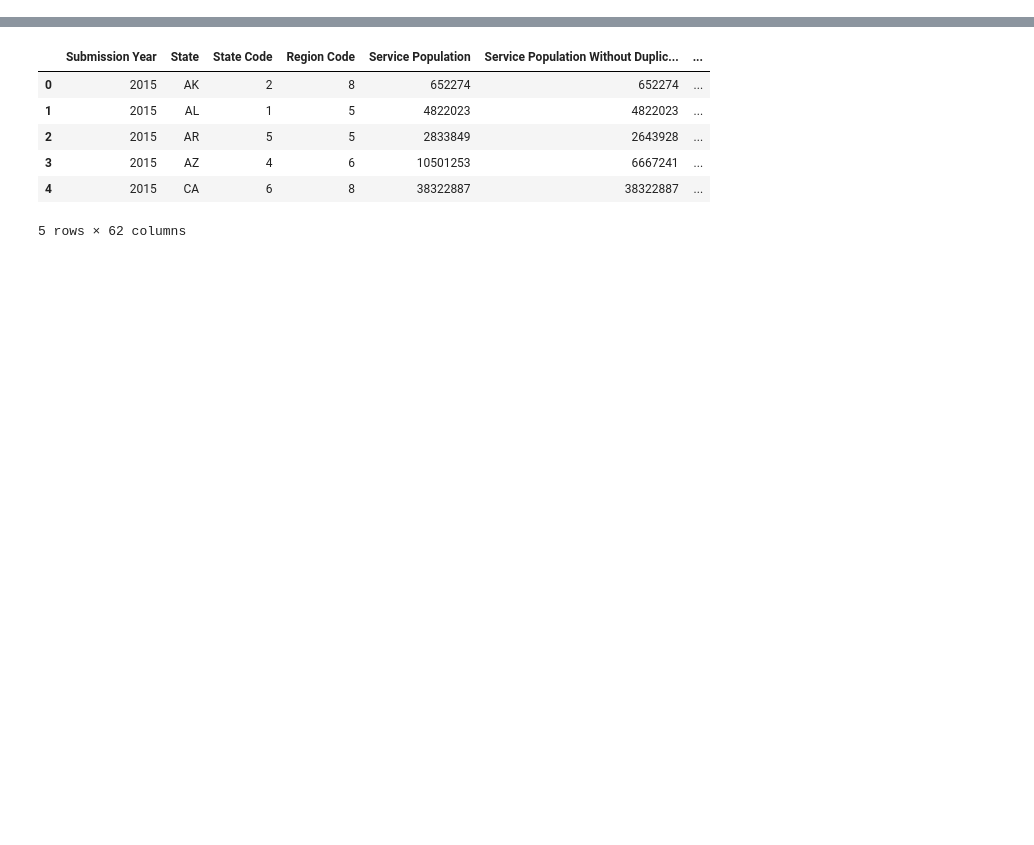
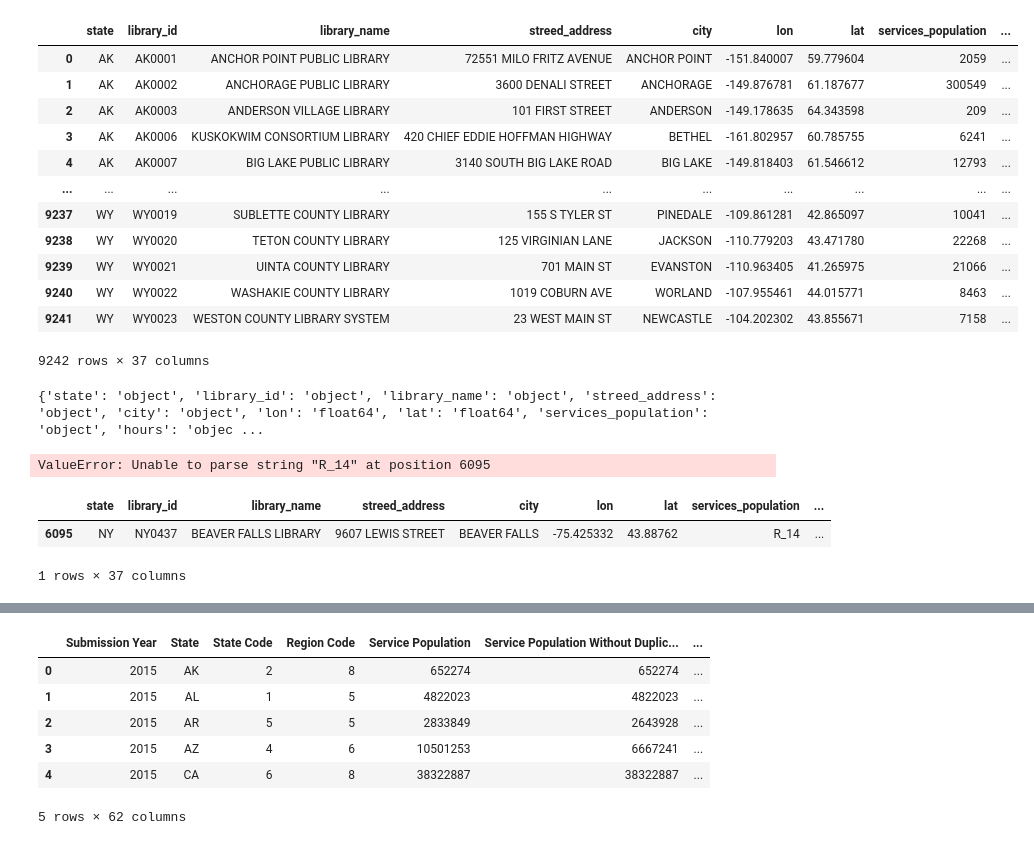
Before and after one commit to lauragabrielson/Libraries_Project, a Jupyter notebook: Libraries.ipynb, the cells around one changed output, grey strips where cells are left out. Drawn from its saved outputs; the diff is of its cells as text; code cells hidden in the pictures; blank space fills up the shorter version.

```diff
--- a/Libraries.ipynb
+++ b/Libraries.ipynb
@@ -21,0 +69,39 @@ libraries_data.head()
+# %%
+libraries_final = libraries_df.rename(columns={"State": "state", "Library ID": "library_id", "Library Name": "library_name",
+                                               "Street Address": "streed_address", "City": "city", "Longitude": "lon",
+                                               "Latitude": "lat", "Service Population Without Duplicates": "services_population",
+                                               "Hours Open": "hours", "Library Visits": "visits", "Registered Users": "registered_users",
+                                               "Circulation Transactions": "circulation transactions", "Bookmobiles": "bookmobiles",
+                                               "MLS Librarians": "mls_librarians", "Librarians": "librarians", "Employees": "employees",
+                                               "Total Staff": "total_staff", "Salaries": "salaries", "Benefits": "benefits",
+                                               "Total Staff Expenditures": "total_staff_expenditures", "Local Government Operating Revenue": "local_govt_operating_revenue",
+                                               "State Government Operating Revenue": "state_govt_operating_revenue",
+                                               "Federal Government Operating Revenue": "federal_govt_operating_revenue",
+                                               "Other Operating Revenue": "other_operating_revenue", "Total Operating Revenue": "total_operating_revenue",
+                                               "Print Collection Expenditures": "print_collections_expenditures", "Digital Collection Expenditures": "digital_collections_expenditures",
+                                               "Other Collection Expenditures": "other_collection_expenditures", "Total Collection Expenditures": "total_collection_expenditures",
+                                               "Other Operating Expenditures": "other_operating_expenditures", "Total Operating Expenditures": "total_operating_expenditures",
+                                               "Print Collection": "print_collection", "Digital Collection": "digital_collection",
+                                               "Audio Collection": "audio_collection", "Downloadable Audio": "downloadable_audio",
+                                               "Physical Video": "physical_video", "Downloadable Video": "downloadable_video"})
+
+libraries_final
+# %% [output]
+|  | state | library_id | library_name | streed_address | city | lon | lat | services_population | ... |
+| 0 | AK | AK0001 | ANCHOR POINT PUBLIC LIBRARY | 72551 MILO FRITZ AVENUE | ANCHOR POINT | -151.840007 | 59.779604 | 2059 | ... |
+| 1 | AK | AK0002 | ANCHORAGE PUBLIC LIBRARY | 3600 DENALI STREET | ANCHORAGE | -149.876781 | 61.187677 | 300549 | ... |
+| 2 | AK | AK0003 | ANDERSON VILLAGE LIBRARY | 101 FIRST STREET | ANDERSON | -149.178635 | 64.343598 | 209 | ... |
+| 3 | AK | AK0006 | KUSKOKWIM CONSORTIUM LIBRARY | 420 CHIEF EDDIE HOFFMAN HIGHWAY | BETHEL | -161.802957 | 60.785755 | 6241 | ... |
+| 4 | AK | AK0007 | BIG LAKE PUBLIC LIBRARY | 3140 SOUTH BIG LAKE ROAD | BIG LAKE | -149.818403 | 61.546612 | 12793 | ... |
+| ... | ... | ... | ... | ... | ... | ... | ... | ... | ... |
+| 9237 | WY | WY0019 | SUBLETTE COUNTY LIBRARY | 155 S TYLER ST | PINEDALE | -109.861281 | 42.865097 | 10041 | ... |
+| 9238 | WY | WY0020 | TETON COUNTY LIBRARY | 125 VIRGINIAN LANE | JACKSON | -110.779203 | 43.471780 | 22268 | ... |
+| 9239 | WY | WY0021 | UINTA COUNTY LIBRARY | 701 MAIN ST | EVANSTON | -110.963405 | 41.265975 | 21066 | ... |
+| 9240 | WY | WY0022 | WASHAKIE COUNTY LIBRARY | 1019 COBURN AVE | WORLAND | -107.955461 | 44.015771 | 8463 | ... |
+| 9241 | WY | WY0023 | WESTON COUNTY LIBRARY SYSTEM | 23 WEST MAIN ST | NEWCASTLE | -104.202302 | 43.855671 | 7158 | ... |
+9242 rows × 37 columns
+# %%
+col_dtypes = dict([(k, v.name) for k, v in dict(libraries_final.dtypes).items()])
+print(col_dtypes)
+# %% [output]
+{'state': 'object', 'library_id': 'object', 'library_name': 'object', 'streed_address': 'object', 'city': 'object', 'lon': 'float64', 'lat': 'float64', 'services_population': 'object', 'hours': 'objec ...
@@ -21,0 +114,13 @@ libraries_data.head()
+# %%
+# df["A"] = pd.to_numeric(df["A"], downcast="float")
+libraries_final["print_collection"] = pd.to_numeric(libraries_final["print_collection"])
+# %% [output]
+ValueError: Unable to parse string "R_14" at position 6095
+# %%
+
+# print(libraries_final.iloc[[6095]])
+display(libraries_final.iloc[[6095]])
+# %% [output]
+|  | state | library_id | library_name | streed_address | city | lon | lat | services_population | ... |
+| 6095 | NY | NY0437 | BEAVER FALLS LIBRARY | 9607 LEWIS STREET | BEAVER FALLS | -75.425332 | 43.88762 | R_14 | ... |
+1 rows × 37 columns
```
Also changed, not shown: parts of 8 cells of this notebook.
